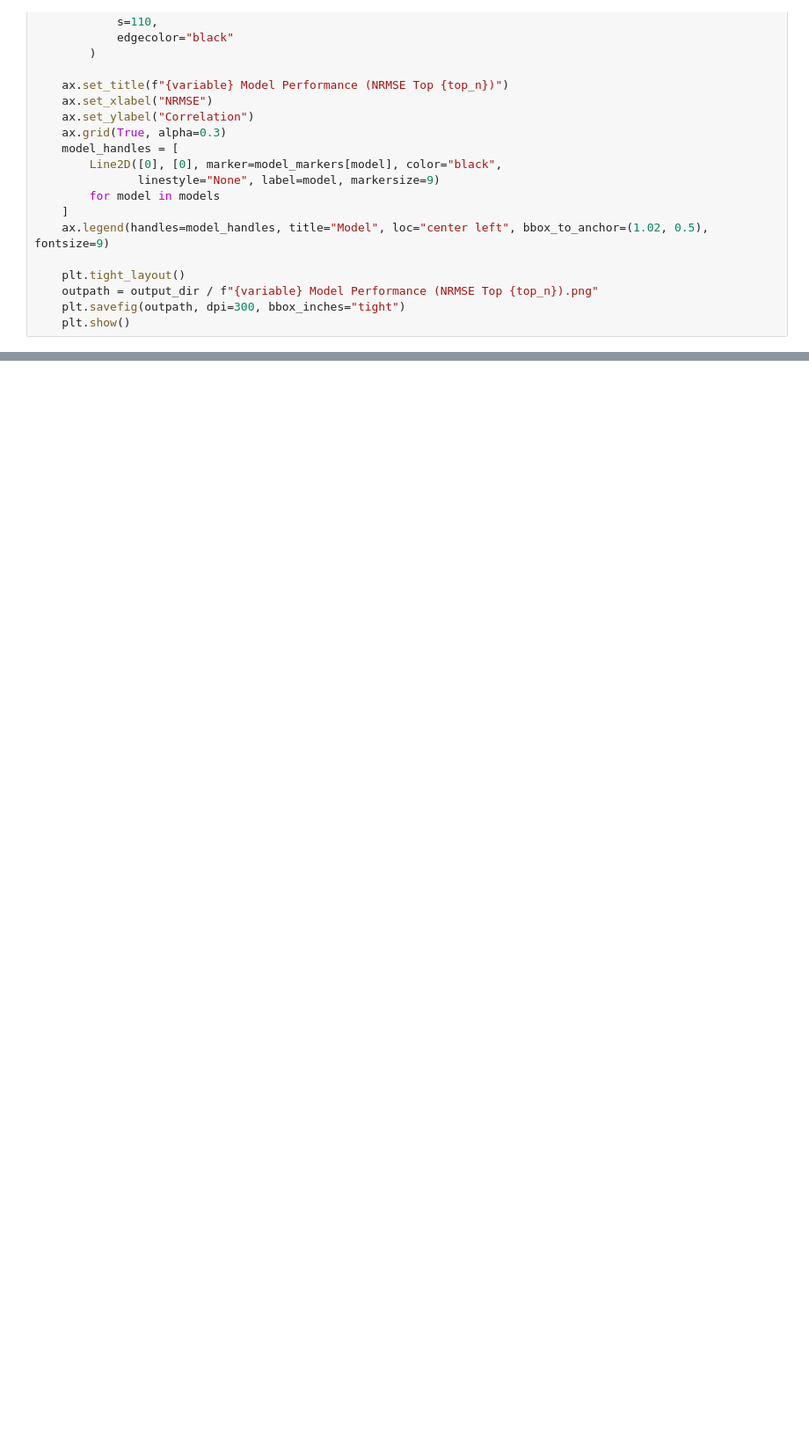
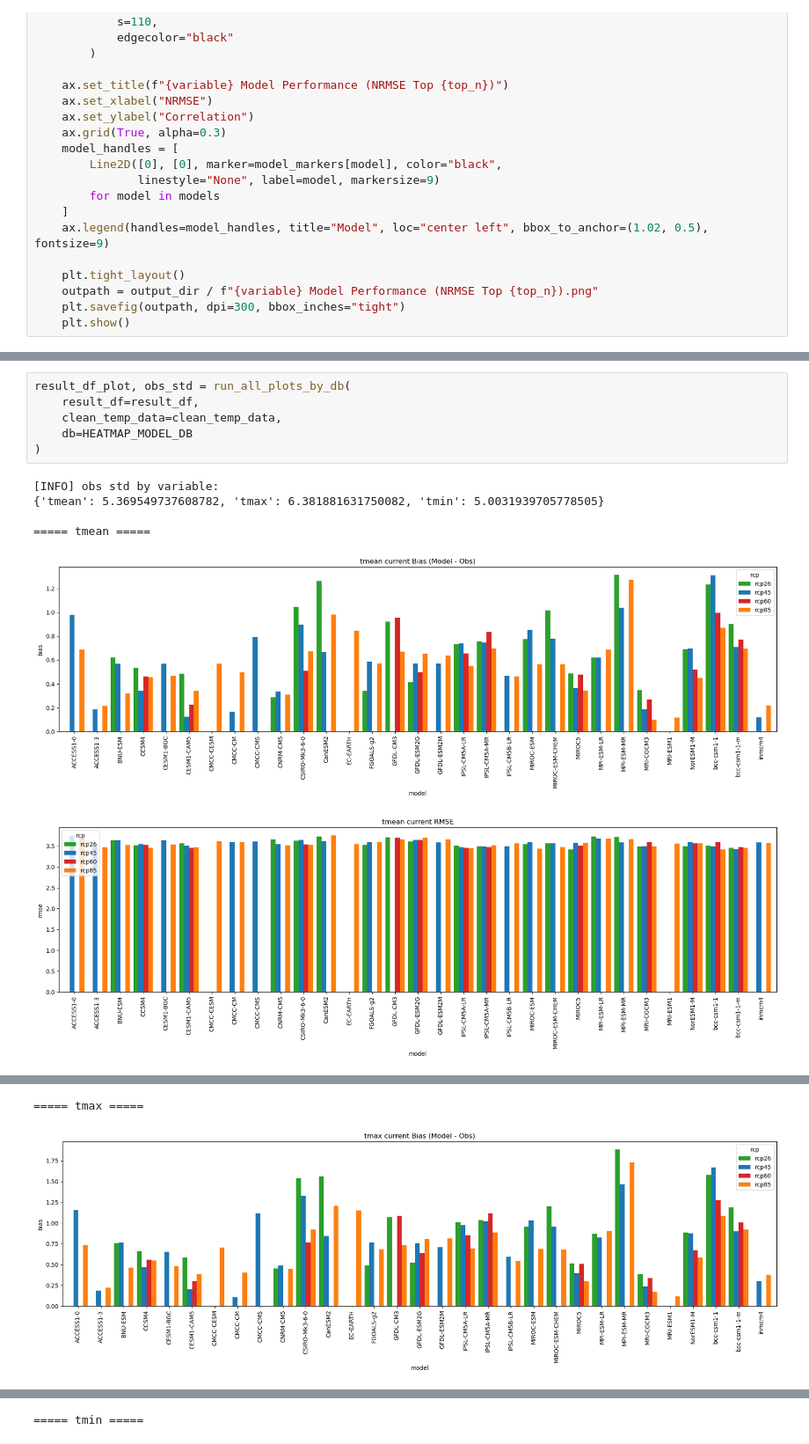
Before and after one commit to SteveChiao/Climate_project, a Jupyter notebook: 程式作業/Daxue＿village/code/0415his對比.ipynb, the cells around one changed output, grey strips where cells are left out. Shown at 88% size. Saved outputs shown, nothing was run; the diff lists cells and outputs as text; blank space fills up the shorter version.

```diff
--- a/程式作業/Daxue＿village/code/0415his對比.ipynb
+++ b/程式作業/Daxue＿village/code/0415his對比.ipynb
@@ -1472,0 +2019,13 @@ plot_top_models_nrmse(result_df, "tmin",15)
+# %%
+result_df_plot, obs_std = run_all_plots_by_db(
+    result_df=result_df,
+    clean_temp_data=clean_temp_data,
+    db=HEATMAP_MODEL_DB
+)
+# %% [output]
+[INFO] obs std by variable:
+{'tmean': 5.369549737608782, 'tmax': 6.381881631750082, 'tmin': 5.0031939705778505}
+
+===== tmean =====
+[figure, added]
+[figure, added]
@@ -1472,0 +2034,2 @@ plot_top_models_nrmse(result_df, "tmin",15)
+===== tmax =====
+[figure, added]
@@ -1472,0 +2039 @@ plot_top_models_nrmse(result_df, "tmin",15)
+===== tmin =====
```
Also changed, not shown: parts of 5 cells of this notebook, 15 other files.
